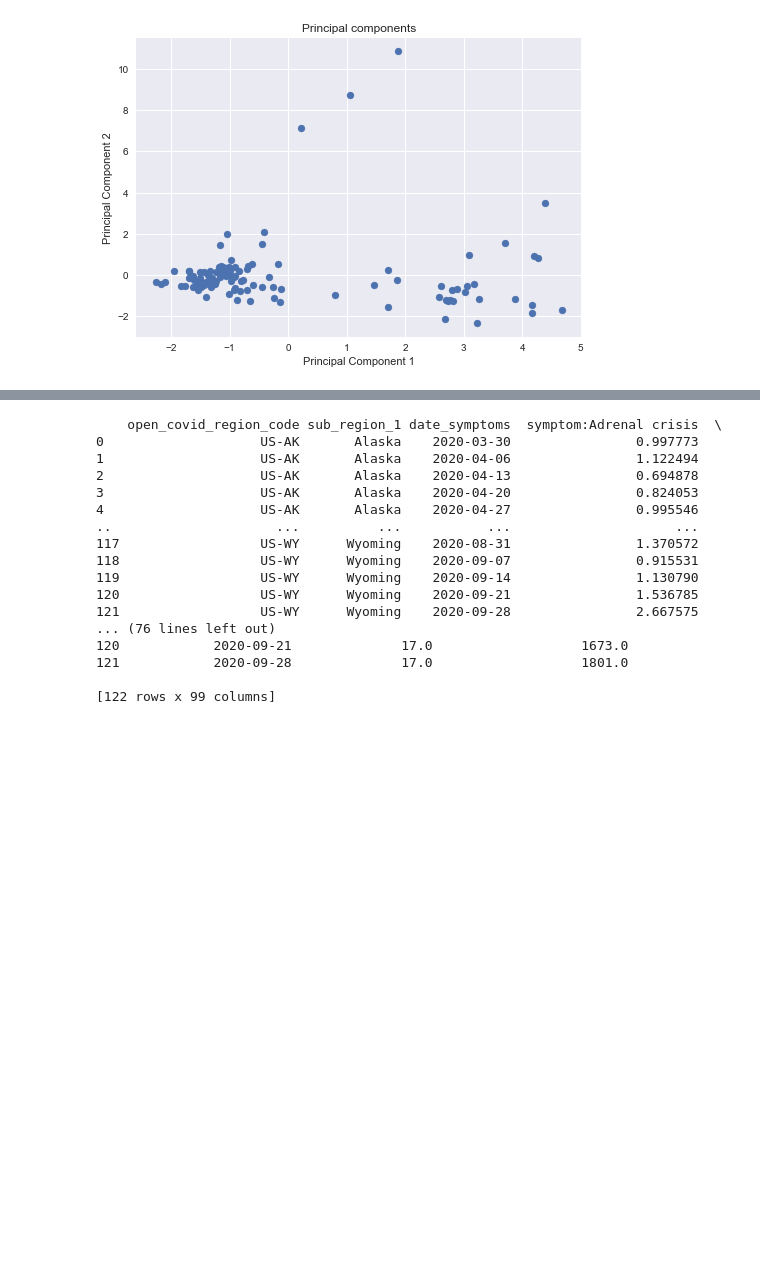
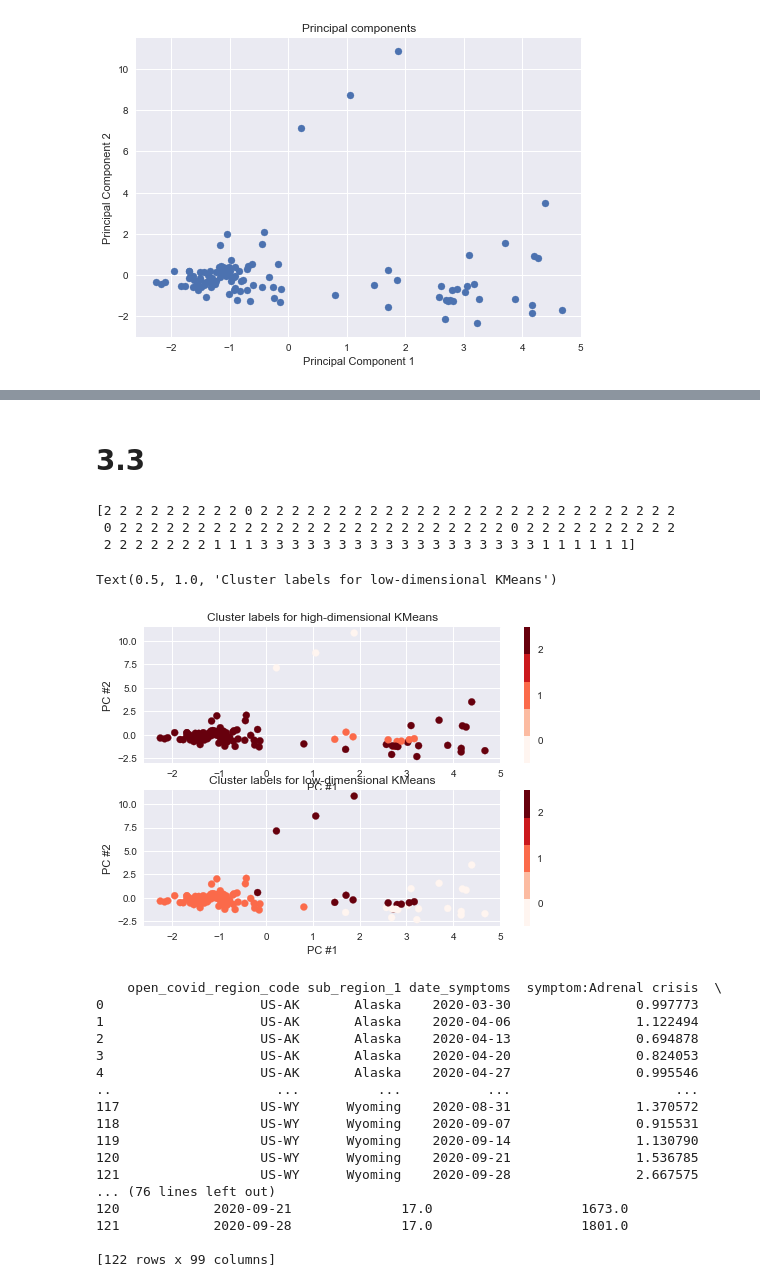
Before and after one commit to brendanmarks/Project1, a Jupyter notebook: Project1.ipynb, the cells around one changed output, grey strips where cells are left out. Saved outputs shown, nothing was run; the diff lists cells and outputs as text; code cells hidden in the pictures; blank space fills up the shorter version.

```diff
--- a/Project1.ipynb
+++ b/Project1.ipynb
@@ -255,7 +316,8 @@ sns.heatmap(heatmap_ageusia, cmap="YlGnBu")
 # 3.2
 # %%
 #Dropping idenfifiers: date_symptoms, open_covid_region_code and sub_region_1
-symptomData = symptomData.drop(['date_symptoms', 'open_covid_region_code', 'sub_region_1'], axis=1)
+symptomIdentifiers = symptomData[['Date', 'open_covid_region_code', 'Region']]
+symptomData = symptomData.drop(['Date', 'open_covid_region_code', 'Region'], axis=1)
 # %%
 from sklearn.decomposition import PCA
 import matplotlib.pyplot as plt
@@ -263,11 +325,11 @@ plt.style.use('seaborn')
 
 X = symptomData
 
-pca2 = PCA()
-pca2.fit(X)
-num_pc_components = len(pca2.explained_variance_ratio_)
+pca_a = PCA()
+pca_a.fit(X)
+num_pc_components = len(pca_a.explained_variance_ratio_)
 plt.subplot(1,1,1)
-plt.plot(np.linspace(1,num_pc_components,num_pc_components),100*pca2.explained_variance_ratio_)
+plt.plot(np.linspace(1,num_pc_components,num_pc_components),100*pca_a.explained_variance_ratio_)
 plt.xlabel("Principal Component #")
 plt.ylabel("% Variance explained")
 plt.title("Variance Explained vs Principal Components")
@@ -294,3 +399,41 @@ Text(0.5, 1.0, 'Principal components')
+# %% [markdown]
+# 3.3
+# %%
+
+# Import the KMeans module from sklearn
+from sklearn.cluster import KMeans
+kmeans_high = KMeans(n_clusters=4, random_state=0)
+kmeans_high.fit(X)
+y_pred_high = kmeans_high.predict(X)
+print(kmeans_high.labels_)
+
+kmeans_low = KMeans(n_clusters=4, random_state=0)
+kmeans_low.fit(X_reduced)
+y_pred_low = kmeans_low.predict(X_reduced)
+
+# Plot 2 scatter plots -- two for high and low dimensional clustering results
+
+plt.subplot(2,1,1)
+plt.scatter(X_reduced[:,0], X_reduced[:,1], c=y_pred_high, cmap=plt.cm.get_cmap('Reds',5))
+plt.colorbar(ticks=[0,1,2])
+plt.clim(-0.5,2.5)
+plt.xlabel("PC #1")
+plt.ylabel("PC #2")
+plt.title("Cluster labels for high-dimensional KMeans")
+
+plt.subplot(2,1,2)
+plt.scatter(X_reduced[:,0], X_reduced[:,1], c=y_pred_low, cmap=plt.cm.get_cmap('Reds',5))
+plt.colorbar(ticks=[0,1,2,4,5])
+plt.clim(-0.5,2.5)
+plt.xlabel("PC #1")
+plt.ylabel("PC #2")
+plt.title("Cluster labels for low-dimensional KMeans")
+# %% [output]
+[2 2 2 2 2 2 2 2 2 0 2 2 2 2 2 2 2 2 2 2 2 2 2 2 2 2 2 2 2 2 2 2 2 2 2 2 2
+ 0 2 2 2 2 2 2 2 2 2 2 2 2 2 2 2 2 2 2 2 2 2 2 2 2 2 0 2 2 2 2 2 2 2 2 2 2
+ 2 2 2 2 2 2 2 1 1 1 3 3 3 3 3 3 3 3 3 3 3 3 3 3 3 3 3 3 1 1 1 1 1 1]
+Text(0.5, 1.0, 'Cluster labels for low-dimensional KMeans')
+[figure, added]
 # %%
 class Cross_Validation:
     def cross_validate_regions(self, data, k, model):
```
Also changed, not shown: parts of 16 cells of this notebook.
